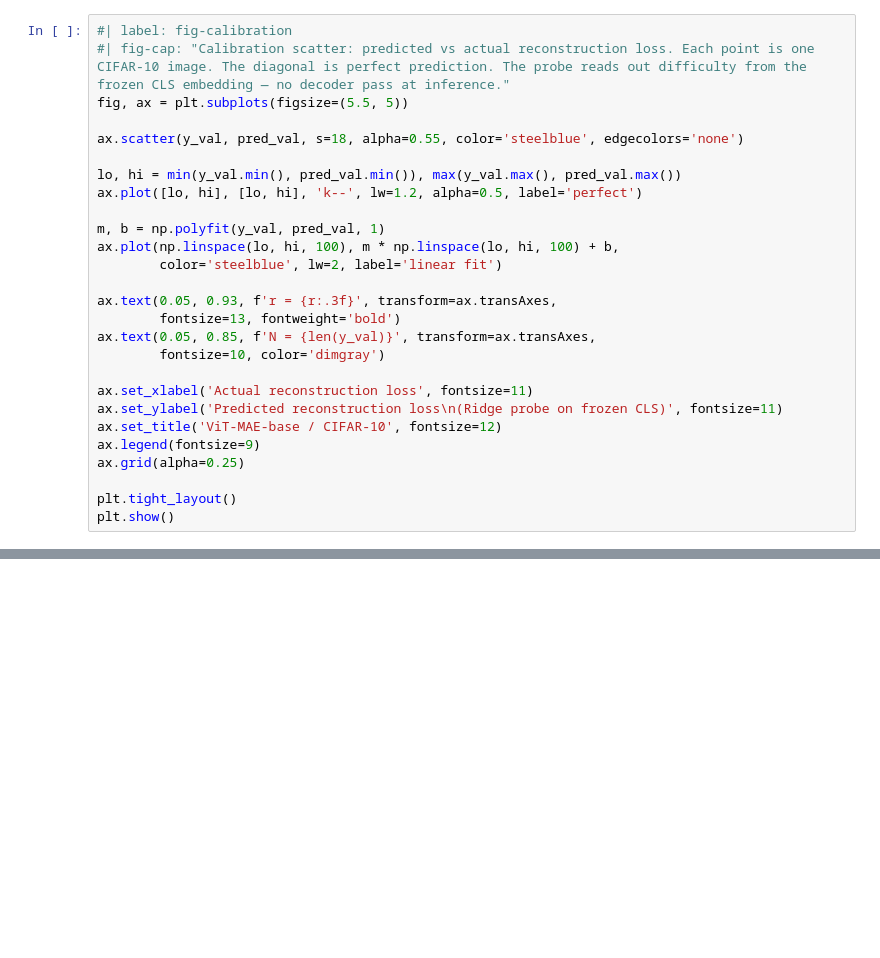
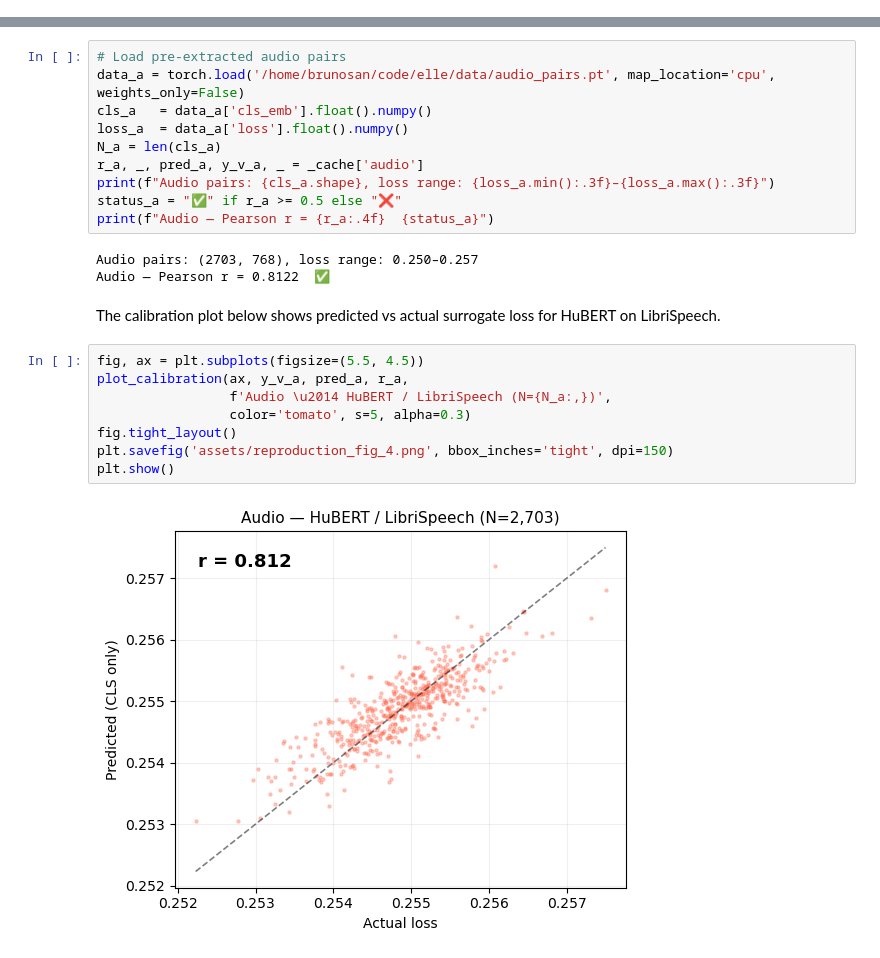
Before and after one commit to EarthLegend/devlogs, a Jupyter notebook: posts/2026-03-01-self-aware-embeddings/index.ipynb, the cells around one changed output, grey strips where cells are left out. Cells and saved outputs as stored; diff of their text form; blank space fills up the shorter version.

```diff
--- a/posts/2026-03-01-self-aware-embeddings/index.ipynb
+++ b/posts/2026-03-01-self-aware-embeddings/index.ipynb
@@ -231,27 +0,0 @@ print(f"At N=40k the same pipeline achieves r = 0.690 (see full paper).")
-# %%
-#| label: fig-calibration
-#| fig-cap: "Calibration scatter: predicted vs actual reconstruction loss. Each point is one CIFAR-10 image. The diagonal is perfect prediction. The probe reads out difficulty from the frozen CLS embedding — no decoder pass at inference."
-fig, ax = plt.subplots(figsize=(5.5, 5))
-
-ax.scatter(y_val, pred_val, s=18, alpha=0.55, color='steelblue', edgecolors='none')
-
-lo, hi = min(y_val.min(), pred_val.min()), max(y_val.max(), pred_val.max())
-ax.plot([lo, hi], [lo, hi], 'k--', lw=1.2, alpha=0.5, label='perfect')
-
-m, b = np.polyfit(y_val, pred_val, 1)
-ax.plot(np.linspace(lo, hi, 100), m * np.linspace(lo, hi, 100) + b,
-        color='steelblue', lw=2, label='linear fit')
-
-ax.text(0.05, 0.93, f'r = {r:.3f}', transform=ax.transAxes,
-        fontsize=13, fontweight='bold')
-ax.text(0.05, 0.85, f'N = {len(y_val)}', transform=ax.transAxes,
-        fontsize=10, color='dimgray')
-
-ax.set_xlabel('Actual reconstruction loss', fontsize=11)
-ax.set_ylabel('Predicted reconstruction loss\n(Ridge probe on frozen CLS)', fontsize=11)
-ax.set_title('ViT-MAE-base / CIFAR-10', fontsize=12)
-ax.legend(fontsize=9)
-ax.grid(alpha=0.25)
-
-plt.tight_layout()
-plt.show()
@@ -352,0 +1352,25 @@ Full technical memo and code: [github.com/EarthLegend/loss-regresson-experiment]
+# %%
+# Load pre-extracted audio pairs
+data_a = torch.load('/home/brunosan/code/elle/data/audio_pairs.pt', map_location='cpu', weights_only=False)
+cls_a   = data_a['cls_emb'].float().numpy()
+loss_a  = data_a['loss'].float().numpy()
+N_a = len(cls_a)
+r_a, _, pred_a, y_v_a, _ = _cache['audio']
+print(f"Audio pairs: {cls_a.shape}, loss range: {loss_a.min():.3f}–{loss_a.max():.3f}")
+status_a = "✅" if r_a >= 0.5 else "❌"
+print(f"Audio — Pearson r = {r_a:.4f}  {status_a}")
+# %% [output]
+Audio pairs: (2703, 768), loss range: 0.250–0.257
+Audio — Pearson r = 0.8122  ✅
+# %% [markdown]
+The calibration plot below shows predicted vs actual surrogate loss for HuBERT on LibriSpeech.
+# %%
+fig, ax = plt.subplots(figsize=(5.5, 4.5))
+plot_calibration(ax, y_v_a, pred_a, r_a,
+                 f'Audio \u2014 HuBERT / LibriSpeech (N={N_a:,})',
+                 color='tomato', s=5, alpha=0.3)
+fig.tight_layout()
+plt.savefig('assets/reproduction_fig_4.png', bbox_inches='tight', dpi=150)
+plt.show()
+# %% [output]
+[figure, added]
```
Also changed, not shown: parts of 71 cells of this notebook, 30 other files.
